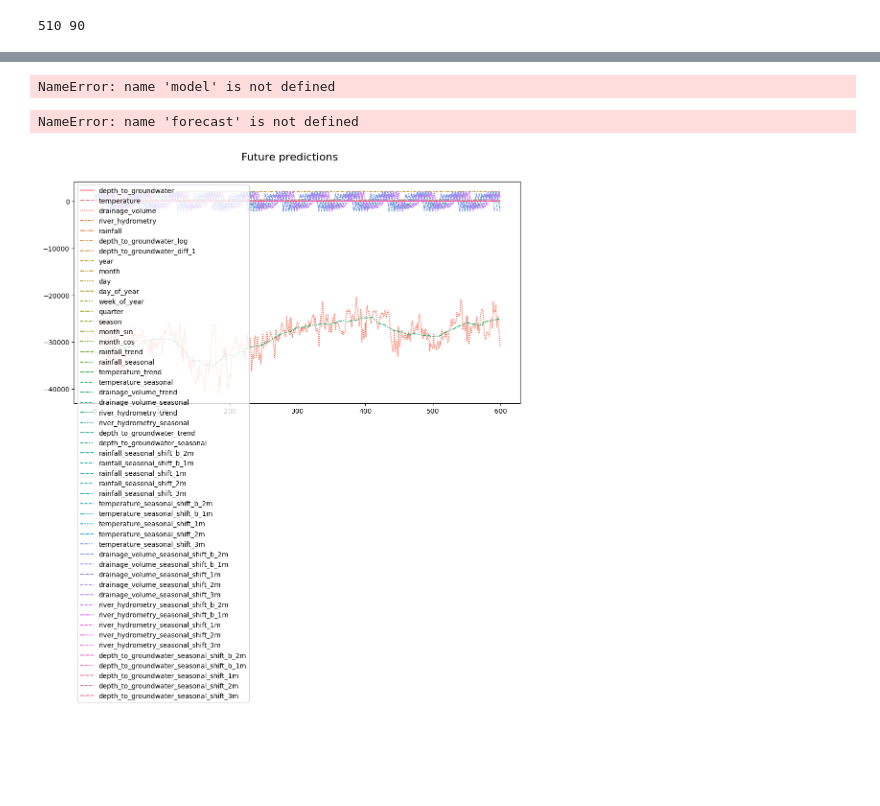
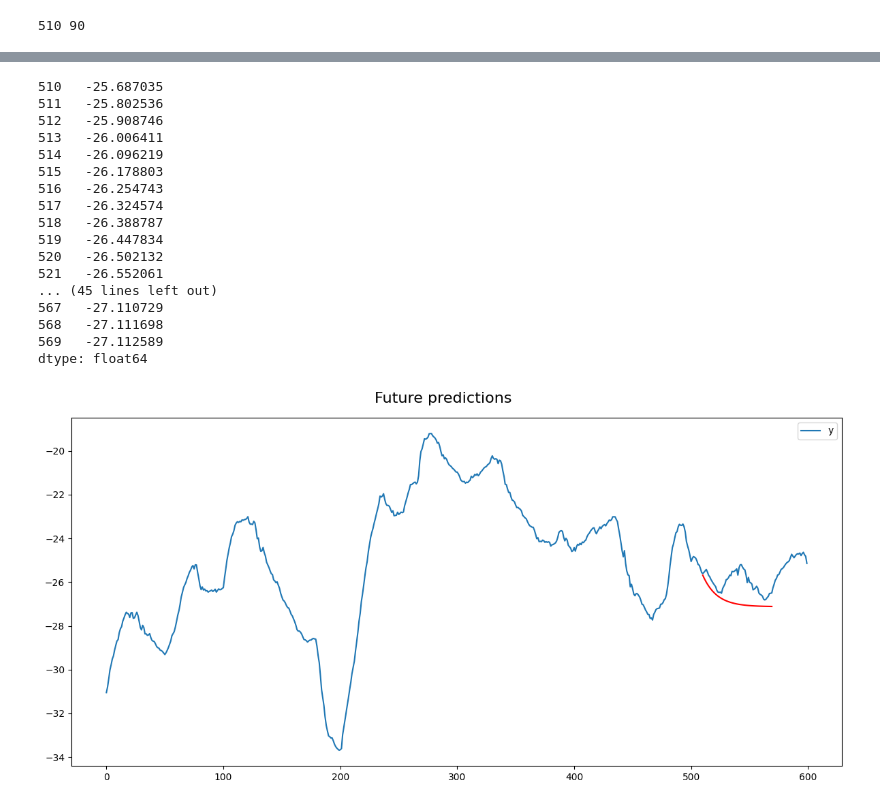
Before and after one commit to NatTajuelo/Sistema-de-deteccion-de-agua, a Jupyter notebook: src/sistema-de-detecci-n-de-agua-natalia-tajuelo.ipynb, the cells around one changed output, grey strips where cells are left out. Cells and saved outputs as stored; diff of their text form; code cells hidden in the pictures; blank space fills up the shorter version.

```diff
--- a/src/sistema-de-detecci-n-de-agua-natalia-tajuelo.ipynb
+++ b/src/sistema-de-detecci-n-de-agua-natalia-tajuelo.ipynb
@@ -206,7 +215,3 @@ plt.tight_layout()
 plt.show()
 # %% [output]
 [figure]
-# %%
-res = adfuller(total_data['depth_to_groundwater'].values)
-print("Dickey-Fuller test results:")
-res
@@ -459,0 +483,6 @@ TypeError: Cannot cast DatetimeArray to dtype float64
+# %%
+model = pm.auto_arima(y_train, start_p=1, start_q=1, test='adf', max_p=3, max_q=3,
+                      m=1, d=None, seasonal=False, start_P=0, D=0, trace=True, error_action='ignore',
+                      suppress_warnings=True, stepwise=True)
+
+model
@@ -461,16 +510,31 @@ TypeError: Cannot cast DatetimeArray to dtype float64
 forecast = model.predict(60)
 forecast
 # %% [output]
-NameError: name 'model' is not defined
+510   -25.687035
+511   -25.802536
+512   -25.908746
+513   -26.006411
+514   -26.096219
+515   -26.178803
+516   -26.254743
+517   -26.324574
+518   -26.388787
+519   -26.447834
+520   -26.502132
+521   -26.552061
+... (45 lines left out)
+567   -27.110729
+568   -27.111698
+569   -27.112589
+dtype: float64
 # %%
 fig, ax = plt.subplots(figsize = (12, 6))
 fig.suptitle("Future predictions", fontsize=16)
 
-sns.lineplot(data = total_data, color = "red")
-sns.lineplot(data = forecast, c = "blue")
+sns.lineplot(data = univar, color = "blue")
+sns.lineplot(data = forecast, color = "red")
 
 plt.tight_layout()
 plt.show()
 # %% [output]
-NameError: name 'forecast' is not defined
-[figure, old version]
+[figure, new version]
```
Also changed, not shown: parts of 16 cells of this notebook.
